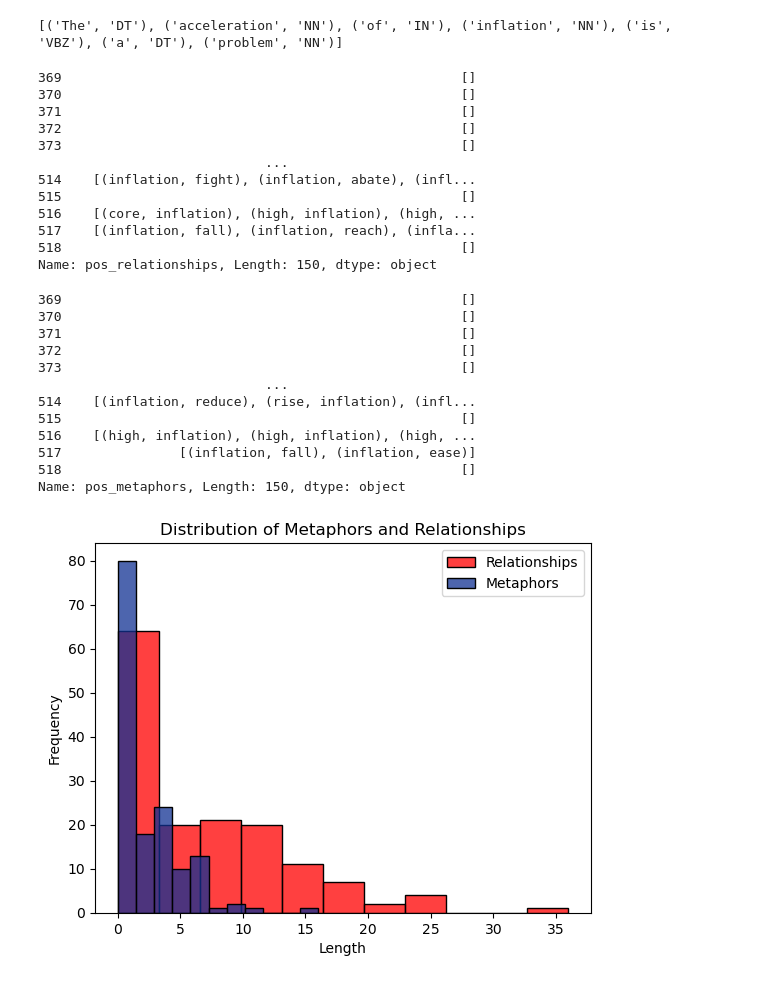
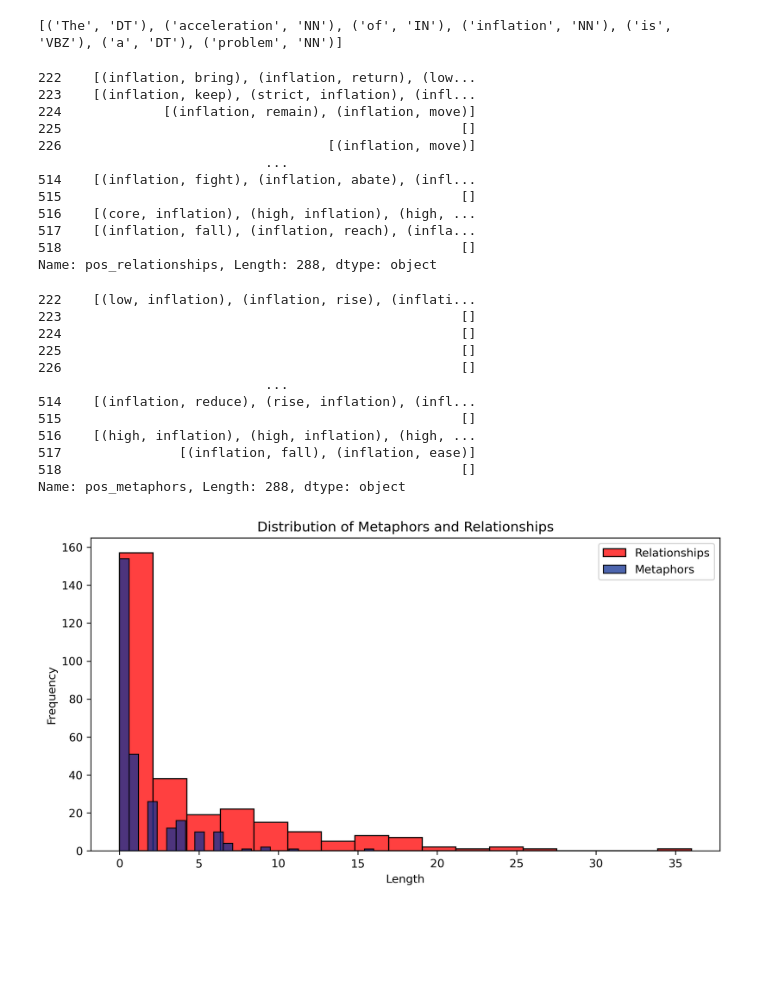
Before and after one commit to lalvarezpoli/DSDM_Thesis, a Jupyter notebook: pos_approach.ipynb, the cells around one changed output. Drawn from its saved outputs; the diff is of its cells as text; code cells hidden in the pictures; blank space fills up the shorter version.

```diff
--- a/pos_approach.ipynb
+++ b/pos_approach.ipynb
@@ -264,9 +284,8 @@ df = pd.read_csv('data_complete.csv')
 # Convert 'date' column to datetime format
 df['Date'] = pd.to_datetime(df['Date'])
 
-
 # For computation speed, limit the data to the last 30 rows:
-df = df.tail(150)
+#df = df.tail(150)
 
 df.head()
 # %% [output]
@@ -403,18 +438,18 @@ df = preprocess_text(df, True)
 # %%
 df["pos_relationships"]
 # %% [output]
-369                                                   []
-370                                                   []
-371                                                   []
-372                                                   []
-373                                                   []
+222    [(inflation, bring), (inflation, return), (low...
+223    [(inflation, keep), (strict, inflation), (infl...
+224             [(inflation, remain), (inflation, move)]
+225                                                   []
+226                                  [(inflation, move)]
                              ...
 514    [(inflation, fight), (inflation, abate), (infl...
 515                                                   []
 516    [(core, inflation), (high, inflation), (high, ...
 517    [(inflation, fall), (inflation, reach), (infla...
 518                                                   []
-Name: pos_relationships, Length: 150, dtype: object
+Name: pos_relationships, Length: 288, dtype: object
 # %%
 def find_metaphors_in_relationships(relationships, as_words):
     metaphors = []
@@ -430,33 +465,34 @@ df["pos_metaphors"] = df["pos_relationships"].apply(lambda relationships: find_m
 # %%
 df["pos_metaphors"]
 # %% [output]
-369                                                   []
-370                                                   []
-371                                                   []
-372                                                   []
-373                                                   []
+222    [(low, inflation), (inflation, rise), (inflati...
+223                                                   []
+224                                                   []
+225                                                   []
+226                                                   []
                              ...
 514    [(inflation, reduce), (rise, inflation), (infl...
 515                                                   []
 516    [(high, inflation), (high, inflation), (high, ...
 517               [(inflation, fall), (inflation, ease)]
 518                                                   []
-Name: pos_metaphors, Length: 150, dtype: object
+Name: pos_metaphors, Length: 288, dtype: object
 # %%
 df['pos_metaphors_len'] = df['pos_metaphors'].apply(len)
 df['pos_relationships_len'] = df['pos_relationships'].apply(len)
 df['text_length'] = df['Answers'].apply(len)
 # %%
 # Plot the length distribution from both columns
+plt.figure(figsize=(10, 5), dpi=300)
 sns.histplot(data=df, x='pos_relationships_len', color='red', label='Relationships')
 sns.histplot(data=df, x='pos_metaphors_len', color=color, label='Metaphors')
 plt.title('Distribution of Metaphors and Relationships')
 plt.xlabel('Length')
 plt.ylabel('Frequency')
 plt.legend()
 plt.show()
 # %% [output]
-[figure, old version]
+[figure, new version]
 # %%
 def trend_analysis(df):
     # Group by Year-Month and count entries
```
Also changed, not shown: parts of 11 cells of this notebook, 2 other files.
